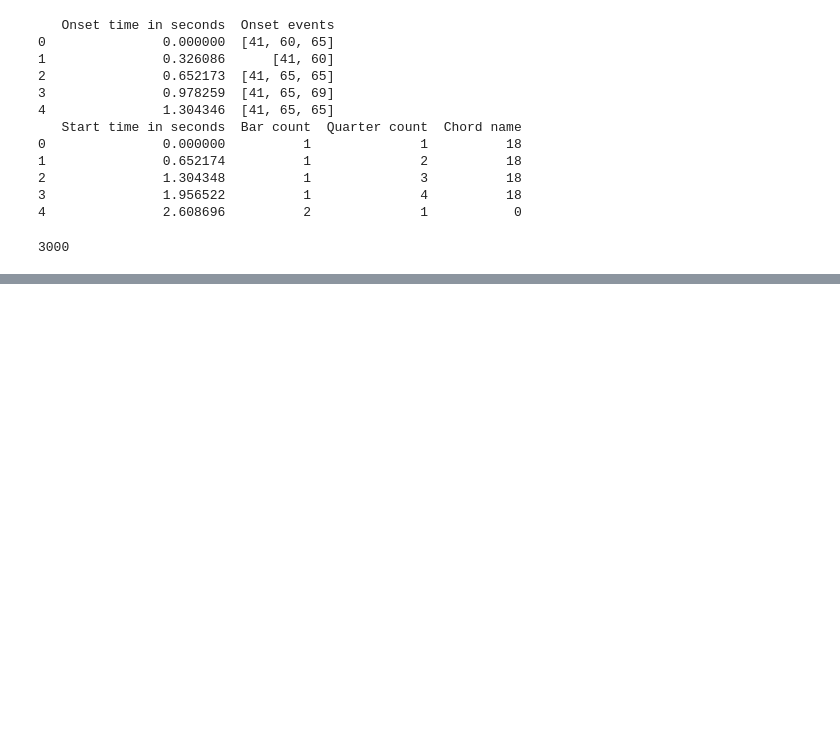
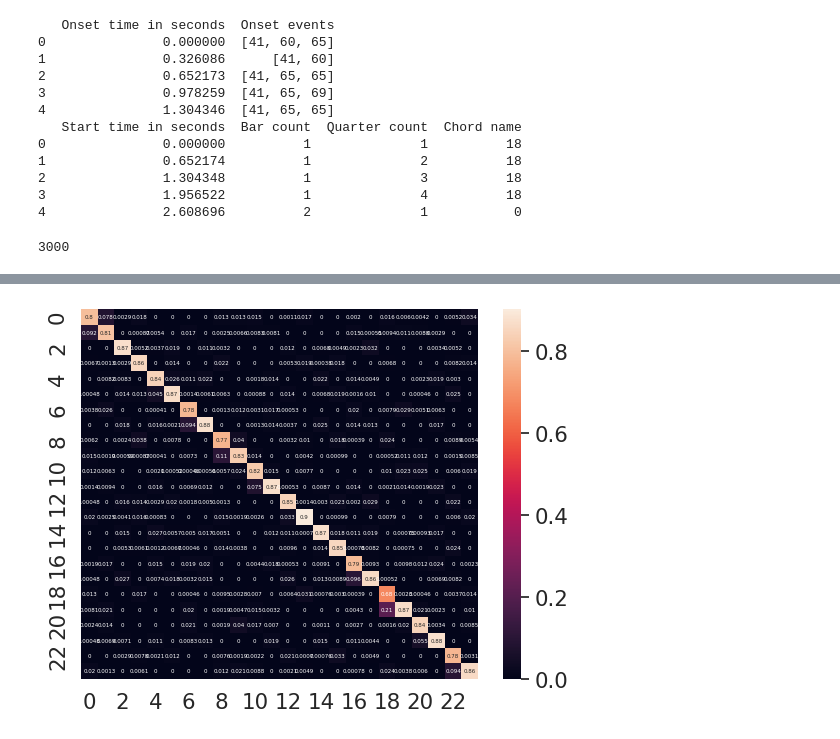
Before and after one commit to shojha24/chord-gen-test, a Jupyter notebook: chord-generation-lstm-example.ipynb, the cells around one changed output, grey strips where cells are left out. Cells and saved outputs as stored; diff of their text form; code cells hidden in the pictures; blank space fills up the shorter version.

```diff
--- a/chord-generation-lstm-example.ipynb
+++ b/chord-generation-lstm-example.ipynb
@@ -181,7 +172,7 @@ from tensorflow.keras.layers import Input, Embedding, LSTM, Dense, TimeDistribut
 from tensorflow.keras.regularizers import l2
 from tensorflow.keras.callbacks import EarlyStopping
 from tensorflow.keras.optimizers import Adam
-from tensorflow.keras.callbacks import ModelCheckpoint
+from tensorflow.keras.callbacks import ModelCheckpoint, ReduceLROnPlateau
 from sklearn.model_selection import train_test_split
 
 def create_chord_classification_model(vocab_size, embedding_dim, lstm_units, num_classes, max_sequence_length):
@@ -244,8 +235,11 @@ y_train_onehot = tf.keras.utils.to_categorical(y_train, num_classes=num_classes)
 y_test_onehot = tf.keras.utils.to_categorical(y_test, num_classes=num_classes)
 
 # Train the model
-early_stopping = EarlyStopping(monitor='val_loss', patience=5, restore_best_weights=True)
-history = model.fit(X_train, y_train_onehot, validation_data=(X_test, y_test_onehot), epochs=100, batch_size=32, callbacks=[early_stopping])
+early_stopping = EarlyStopping(monitor='val_loss', patience=6, restore_best_weights=True)
+model_save = ModelCheckpoint('checkpoint.model.keras', save_best_only=True, monitor='val_accuracy', mode='max')
+#reduce_lr = ReduceLROnPlateau(monitor='val_loss', factor=0.2, patience=3, min_lr=0.00001)
+
+history = model.fit(X_train, y_train_onehot, validation_data=(X_test, y_test_onehot), epochs=100, batch_size=32, callbacks=[early_stopping, reduce_lr])
 
 model.save('BestChordPredictor.keras')
 
@@ -340,0 +335,10 @@ Gmaj
+# %%
+from sklearn.metrics import confusion_matrix
+
+#Predict
+Y_prediction = model.predict(X_test)
+Y_prediction = np.argmax (Y_prediction, axis = 1)
+Y_test=np.argmax(y_test_onehot, axis=1)
+
+#Create confusion matrix and normalizes it over predicted (columns)
+result = confusion_matrix(Y_test, Y_prediction , normalize='pred')
@@ -340,0 +347,13 @@ Gmaj
+# %%
+import seaborn as sn
+import pandas as pd
+import matplotlib.pyplot as plt
+
+df_cm = pd.DataFrame(result, range(24), range(24))
+# plt.figure(figsize=(10,7))
+sn.set(font_scale=1.4) # for label size
+sn.heatmap(df_cm, annot=True, annot_kws={"size": 4}) # font size
+
+plt.show()
+# %% [output]
+[figure, added]
```
Also changed, not shown: parts of 5 cells of this notebook.
